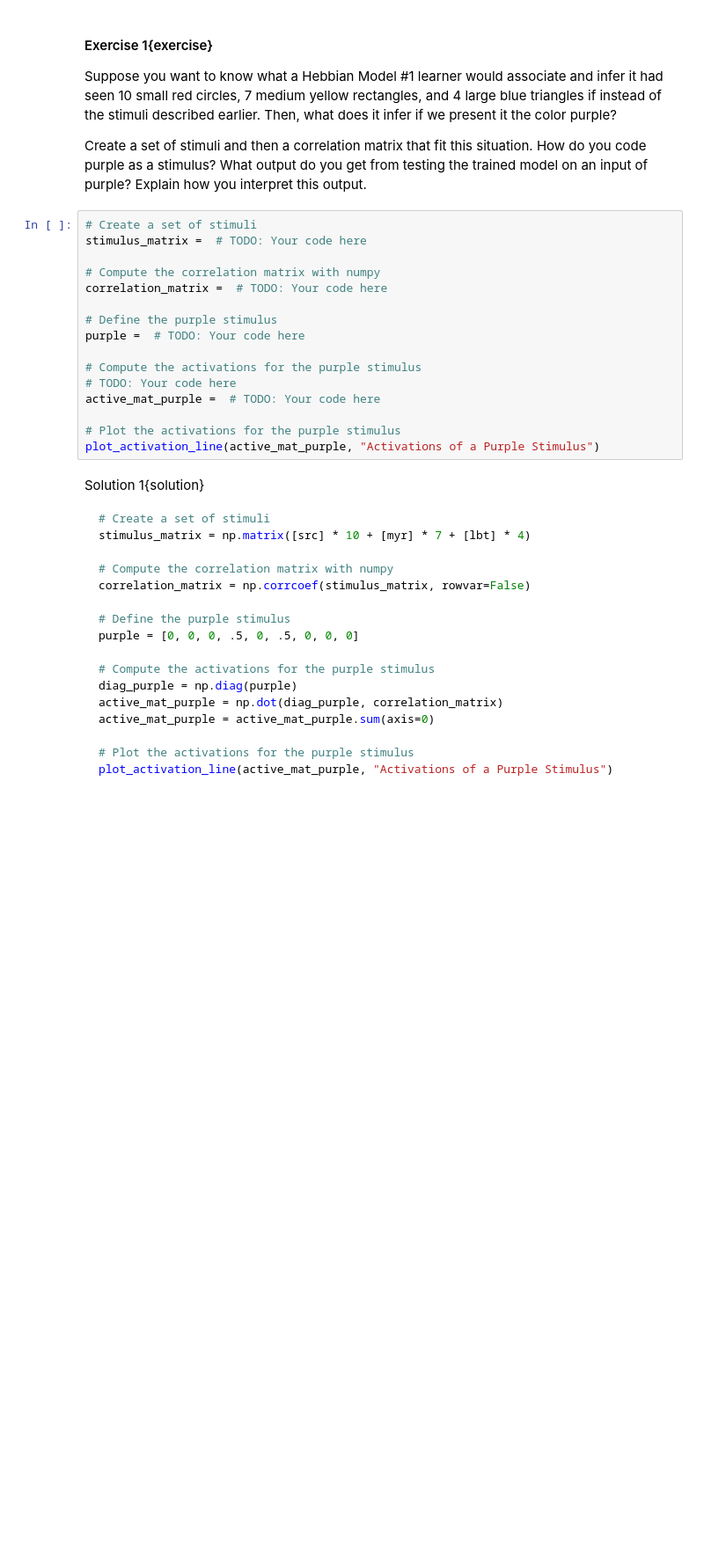
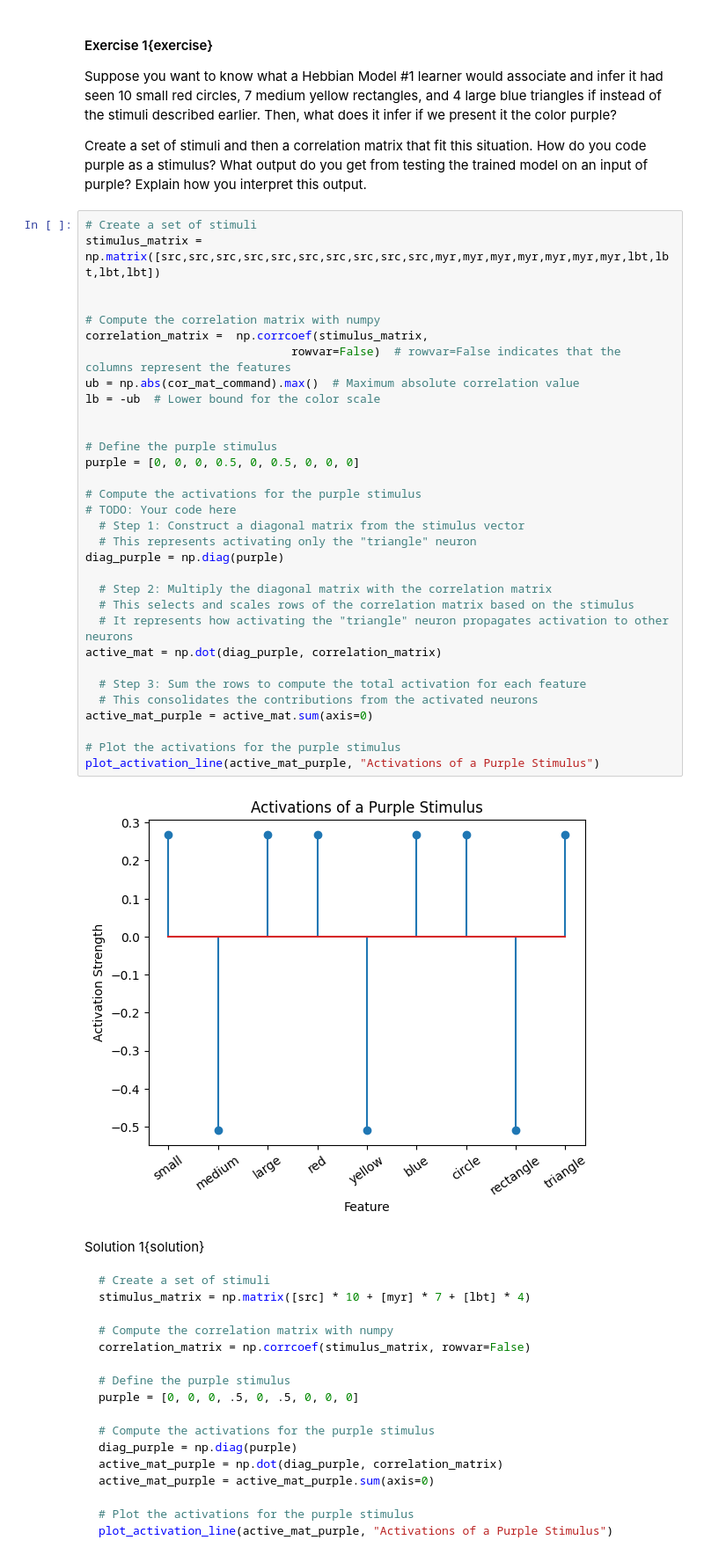
Before and after one commit to anna-lyn-williams/neu502b-2025, a Jupyter notebook: website/content/502B/Computation/Dynamics in Perception/notebooks/1 Hebbian Learning.ipynb, the cells around one changed output. Shown at 88% size. Cells and saved outputs as stored; diff of their text form; blank space fills up the shorter version.

```diff
--- a/website/content/502B/Computation/Dynamics in Perception/notebooks/1 Hebbian Learning.ipynb
+++ b/website/content/502B/Computation/Dynamics in Perception/notebooks/1 Hebbian Learning.ipynb
@@ -251,22 +269,40 @@ for i, stim in enumerate(sm_3_uniform):  # progress through all stimuli
 Suppose you want to know what a Hebbian Model #1 learner would associate and infer it had seen 10 small red circles, 7 medium yellow rectangles, and 4 large blue triangles if instead of the stimuli described earlier. Then, what does it infer if we present it the color purple?
 
 Create a set of stimuli and then a correlation matrix that fit this situation. How do you code purple as a stimulus? What output do you get from testing the trained model on an input of purple?  Explain how you interpret this output.
-# %%
-# Create a set of stimuli
-stimulus_matrix =  # TODO: Your code here
-
-# Compute the correlation matrix with numpy
-correlation_matrix =  # TODO: Your code here
-
-# Define the purple stimulus
-purple =  # TODO: Your code here
-
-# Compute the activations for the purple stimulus
-# TODO: Your code here
-active_mat_purple =  # TODO: Your code here
-
-# Plot the activations for the purple stimulus
-plot_activation_line(active_mat_purple, "Activations of a Purple Stimulus")
+# %%
+# Create a set of stimuli
+stimulus_matrix =  np.matrix([src,src,src,src,src,src,src,src,src,src,myr,myr,myr,myr,myr,myr,myr,lbt,lbt,lbt,lbt])
+
+
+# Compute the correlation matrix with numpy
+correlation_matrix =  np.corrcoef(stimulus_matrix,
+                              rowvar=False)  # rowvar=False indicates that the columns represent the features
+ub = np.abs(cor_mat_command).max()  # Maximum absolute correlation value
+lb = -ub  # Lower bound for the color scale
+
+
+# Define the purple stimulus
+purple = [0, 0, 0, 0.5, 0, 0.5, 0, 0, 0]
+
+# Compute the activations for the purple stimulus
+# TODO: Your code here
+  # Step 1: Construct a diagonal matrix from the stimulus vector
+  # This represents activating only the "triangle" neuron
+diag_purple = np.diag(purple)
+
+  # Step 2: Multiply the diagonal matrix with the correlation matrix
+  # This selects and scales rows of the correlation matrix based on the stimulus
+  # It represents how activating the "triangle" neuron propagates activation to other neurons
+active_mat = np.dot(diag_purple, correlation_matrix)
+
+  # Step 3: Sum the rows to compute the total activation for each feature
+  # This consolidates the contributions from the activated neurons
+active_mat_purple = active_mat.sum(axis=0)
+
+# Plot the activations for the purple stimulus
+plot_activation_line(active_mat_purple, "Activations of a Purple Stimulus")
+# %% [output]
+[figure, added]
 # %% [markdown]
 Solution 1{solution}
 
```
Also changed, not shown: parts of 2 cells of this notebook.
